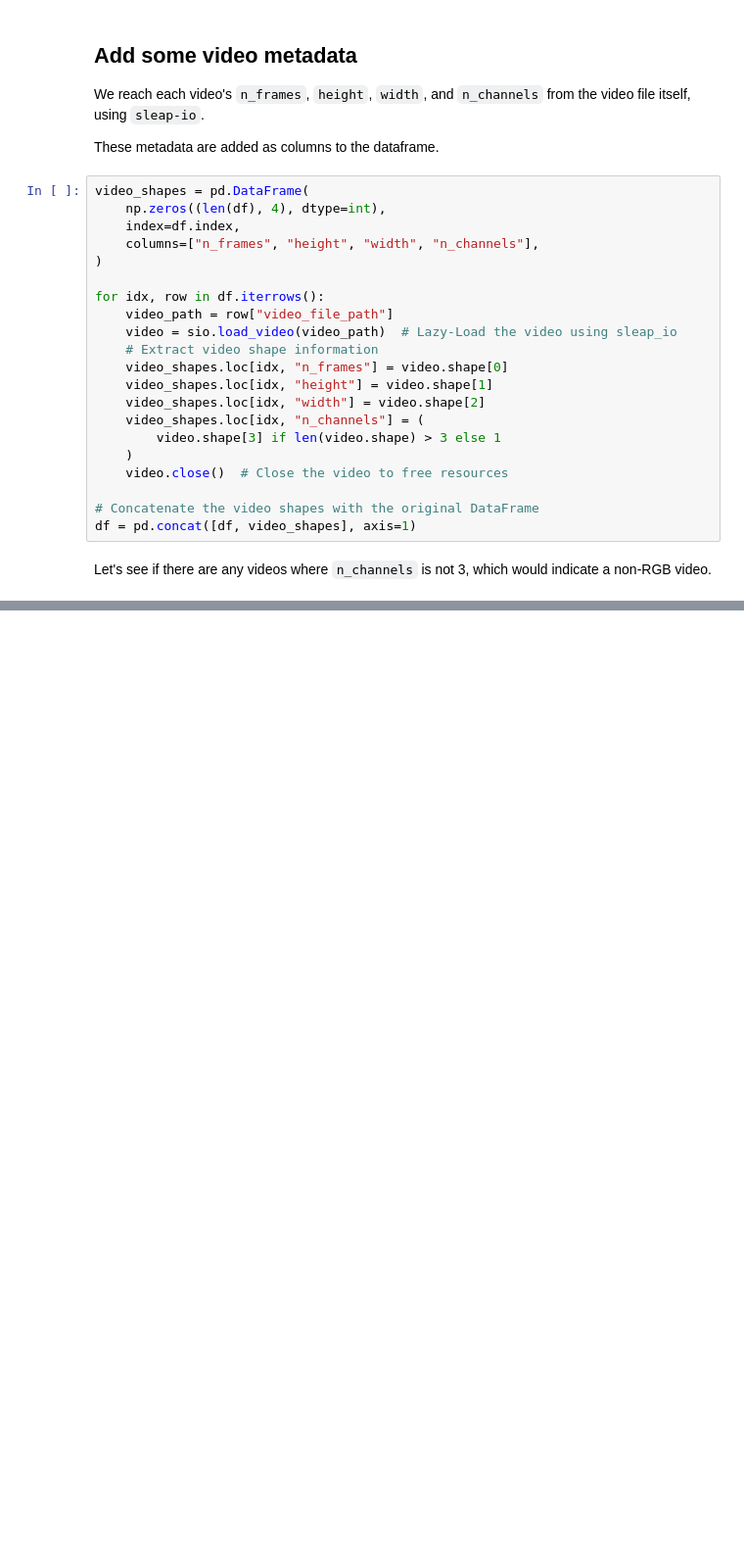
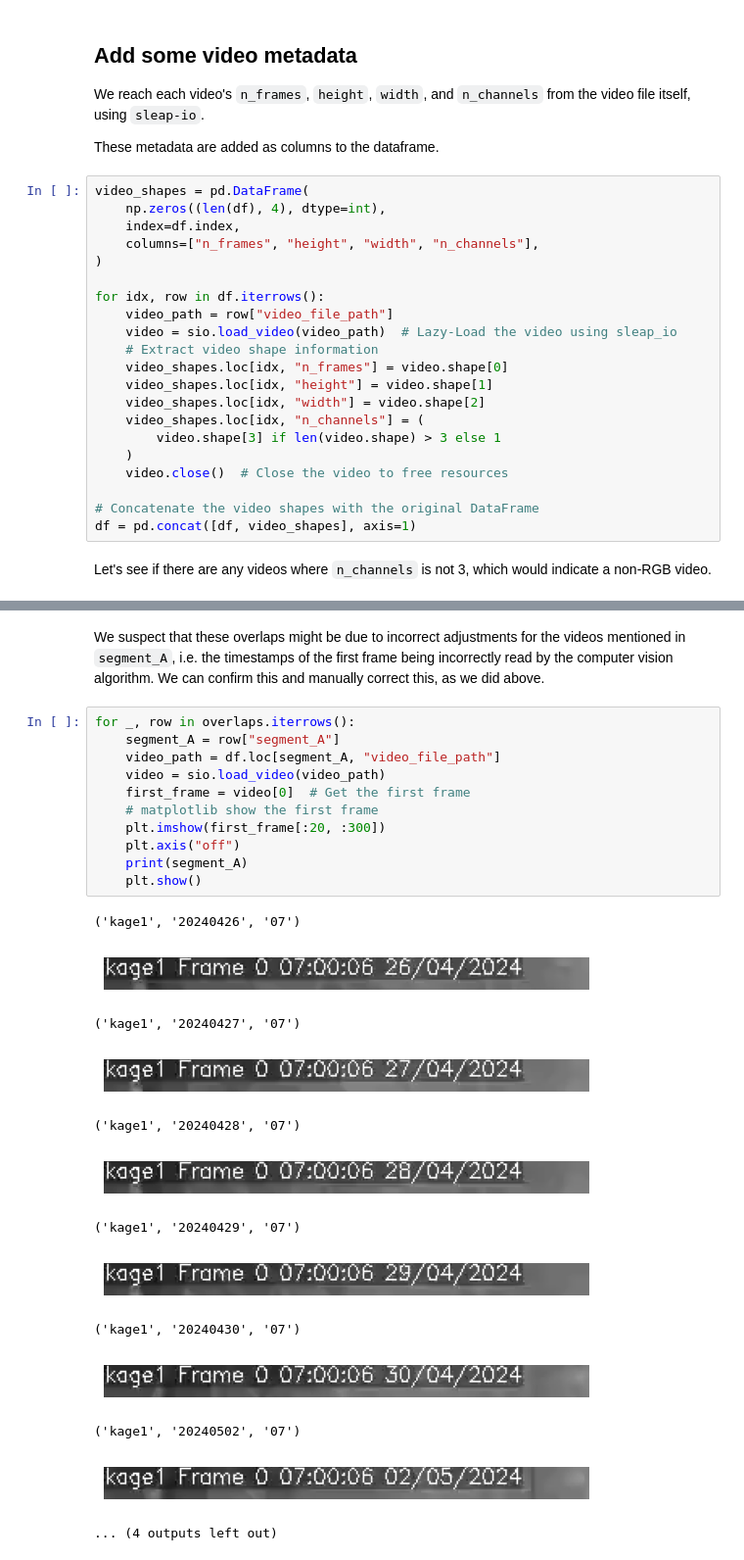
Before and after one commit to neuroinformatics-unit/smart-kages-movement, a Jupyter notebook: notebooks/01_parse_data_into_df.ipynb, the cells around one changed output, grey strips where cells are left out. Shown at 98% size. Drawn from its saved outputs; the diff is of its cells as text; blank space fills up the shorter version.

```diff
--- a/notebooks/01_parse_data_into_df.ipynb
+++ b/notebooks/01_parse_data_into_df.ipynb
@@ -276,0 +238,27 @@ Found 15 overlapping segments.
+# %% [markdown]
+We suspect that these overlaps might be due to incorrect adjustments  for the videos mentioned in `segment_A`, i.e. the timestamps of the first frame being incorrectly read by the computer vision algorithm. We can confirm this and manually correct this, as we did above.
+# %%
+for _, row in overlaps.iterrows():
+    segment_A = row["segment_A"]
+    video_path = df.loc[segment_A, "video_file_path"]
+    video = sio.load_video(video_path)
+    first_frame = video[0]  # Get the first frame
+    # matplotlib show the first frame
+    plt.imshow(first_frame[:20, :300])
+    plt.axis("off")
+    print(segment_A)
+    plt.show()
+# %% [output]
+('kage1', '20240426', '07')
+[figure, added]
+('kage1', '20240427', '07')
+[figure, added]
+('kage1', '20240428', '07')
+[figure, added]
+('kage1', '20240429', '07')
+[figure, added]
+('kage1', '20240430', '07')
+[figure, added]
+('kage1', '20240502', '07')
+[figure, added]
+... (4 outputs left out)
```
Also changed, not shown: parts of 32 cells of this notebook, 2 other files.
